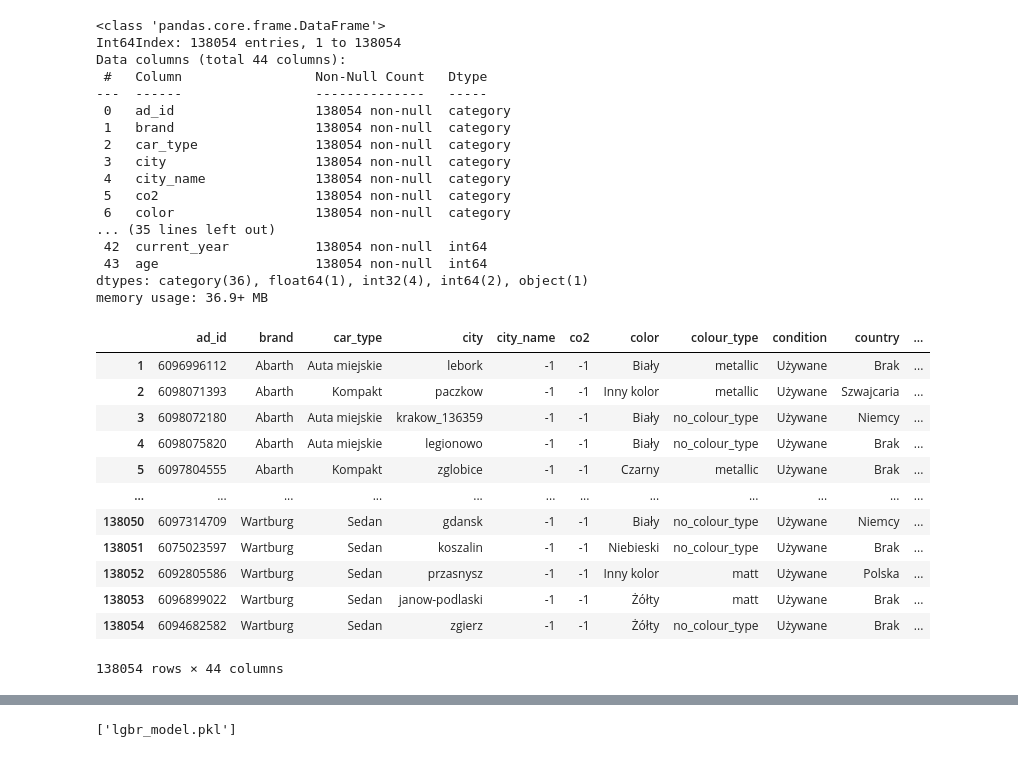
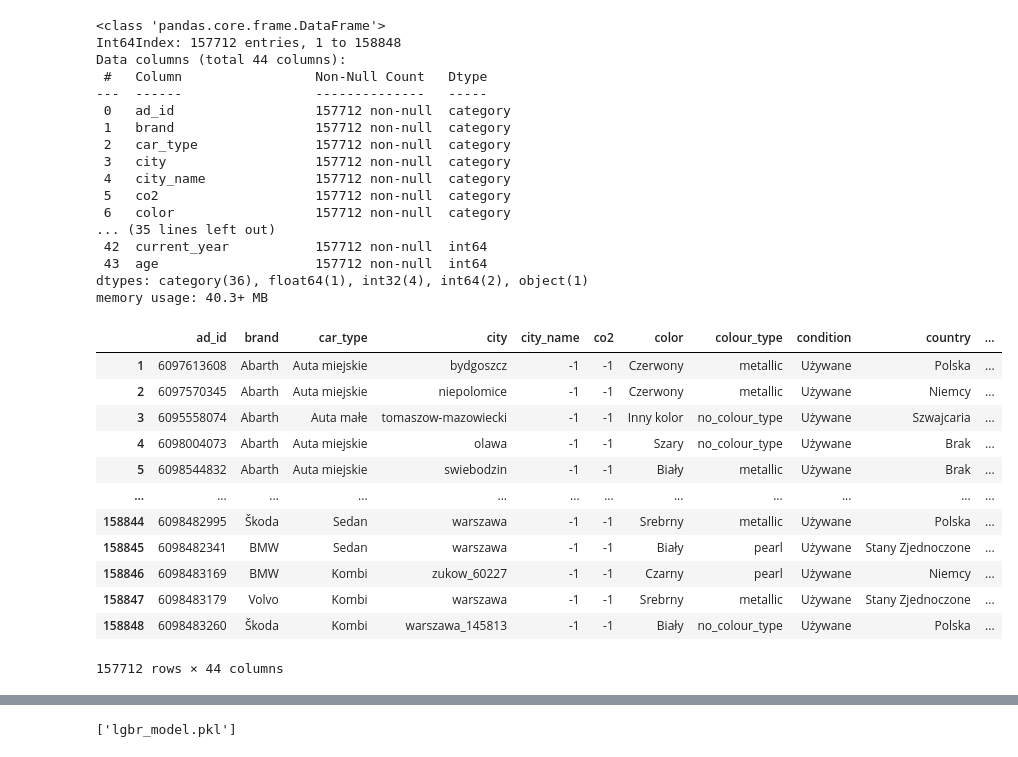
Before and after one commit to pawel-lipinski/ML_car_valuation_otomoto, a Jupyter notebook: otomoto_model_LGBM_light.ipynb, the cells around one changed output, grey strips where cells are left out. Drawn from its saved outputs; the diff is of its cells as text; code cells hidden in the pictures.

```diff
--- a/otomoto_model_LGBM_light.ipynb
+++ b/otomoto_model_LGBM_light.ipynb
@@ -14,7 +14,7 @@ os.environ["PATH"] += os.pathsep + 'C:/Program Files/Graphviz/bin/'
 
 #this section is for import and initial data cleanup
 
-otomoto=pd.read_csv("output_otomoto_31052022.csv", header=None, dtype='unicode') #we drop header to remove duplicate header lines and again align it as header
+otomoto=pd.read_csv("output_otomoto_18062022.csv", header=None, dtype='unicode') #we drop header to remove duplicate header lines and again align it as header
 otomoto.replace(np.nan, -1, inplace=True)
 
 otomoto.drop_duplicates(inplace=True)
@@ -30,7 +30,7 @@ otomoto.columns = new_header #set the header row as the df header
 otomoto["model"]=otomoto["model"].astype("str")+" ("+otomoto["brand"].astype("str")+")"
 otomoto=otomoto.astype("category")
 otomoto["price"]=otomoto["price"].astype("str")
-otomoto["price"]=otomoto["price"].str.replace(" ", "-1")
+otomoto["price"]=otomoto["price"].str.replace(" ", "")
 otomoto["price"]=otomoto["price"].str.replace(",", ".")
 otomoto["price"]=otomoto["price"].astype("float")
 otomoto["mileage"]=otomoto["mileage"].astype("str")
@@ -39,53 +39,55 @@ otomoto["mileage"]=otomoto["mileage"].str.replace(" ", "-1")
 otomoto["mileage"]=otomoto["mileage"].astype("int")
 otomoto["year"]=otomoto["year"].astype("int")
 otomoto["cylinder_capacity"]=otomoto["cylinder_capacity"].astype("str")
 otomoto["cylinder_capacity"]=otomoto["cylinder_capacity"].str.replace("no_cylinder_capacity", "-1")
 otomoto["cylinder_capacity"]=otomoto["cylinder_capacity"].str.replace(" ","-1")
 otomoto["cylinder_capacity"]=otomoto["cylinder_capacity"].astype("int")
 otomoto["damaged"]=otomoto["damaged"].replace(-1,"Nie")
 otomoto["power"]=otomoto["power"].astype("str")
 otomoto["power"]=otomoto["power"].str.replace("no_power", "-1")
 otomoto["power"]=otomoto["power"].str.replace(" ","")
 otomoto["power"]=otomoto["power"].astype("int")
 otomoto["year"]=otomoto["year"].astype("int")
 otomoto["current_year"]=datetime.datetime.now().year
 otomoto["age"]=otomoto["current_year"]-otomoto["year"]
 otomoto["version"]=otomoto["version"].replace({-1: "Brak"})
 otomoto["vin"]=otomoto["vin"].astype("str")
 otomoto["country"]=otomoto["country"].replace({-1:"Brak"})
 otomoto["no_crash"]=otomoto["no_crash"].replace(-1,"Nie")
 otomoto["model"]=otomoto["model"].astype("category")
+otomoto=otomoto.loc[~otomoto["title"].str.contains("cesja|leasing do oddania|odstapienie|przejecie|odstapie|odstepne")]
+otomoto=otomoto.loc[otomoto["price_currency"]=="PLN"]
 
 otomoto.info()
 otomoto
 # %% [output]
 <class 'pandas.core.frame.DataFrame'>
-Int64Index: 138054 entries, 1 to 138054
+Int64Index: 157712 entries, 1 to 158848
 Data columns (total 44 columns):
  #   Column                 Non-Null Count   Dtype
 ---  ------                 --------------   -----
- 0   ad_id                  138054 non-null  category
- 1   brand                  138054 non-null  category
- 2   car_type               138054 non-null  category
- 3   city                   138054 non-null  category
- 4   city_name              138054 non-null  category
- 5   co2                    138054 non-null  category
- 6   color                  138054 non-null  category
+ 0   ad_id                  157712 non-null  category
+ 1   brand                  157712 non-null  category
+ 2   car_type               157712 non-null  category
+ 3   city                   157712 non-null  category
+ 4   city_name              157712 non-null  category
+ 5   co2                    157712 non-null  category
+ 6   color                  157712 non-null  category
 ... (35 lines left out)
- 42  current_year           138054 non-null  int64
- 43  age                    138054 non-null  int64
+ 42  current_year           157712 non-null  int64
+ 43  age                    157712 non-null  int64
 dtypes: category(36), float64(1), int32(4), int64(2), object(1)
-memory usage: 36.9+ MB
+memory usage: 40.3+ MB
 |  | ad_id | brand | car_type | city | city_name | co2 | color | colour_type | condition | country | ... |
-| 1 | 6096996112 | Abarth | Auta miejskie | lebork | -1 | -1 | Biały | metallic | Używane | Brak | ... |
-| 2 | 6098071393 | Abarth | Kompakt | paczkow | -1 | -1 | Inny kolor | metallic | Używane | Szwajcaria | ... |
-| 3 | 6098072180 | Abarth | Auta miejskie | krakow_136359 | -1 | -1 | Biały | no_colour_type | Używane | Niemcy | ... |
-| 4 | 6098075820 | Abarth | Auta miejskie | legionowo | -1 | -1 | Biały | no_colour_type | Używane | Brak | ... |
-| 5 | 6097804555 | Abarth | Kompakt | zglobice | -1 | -1 | Czarny | metallic | Używane | Brak | ... |
+| 1 | 6097613608 | Abarth | Auta miejskie | bydgoszcz | -1 | -1 | Czerwony | metallic | Używane | Polska | ... |
+| 2 | 6097570345 | Abarth | Auta miejskie | niepolomice | -1 | -1 | Czerwony | metallic | Używane | Niemcy | ... |
+| 3 | 6095558074 | Abarth | Auta małe | tomaszow-mazowiecki | -1 | -1 | Inny kolor | no_colour_type | Używane | Szwajcaria | ... |
+| 4 | 6098004073 | Abarth | Auta miejskie | olawa | -1 | -1 | Szary | no_colour_type | Używane | Brak | ... |
+| 5 | 6098544832 | Abarth | Auta miejskie | swiebodzin | -1 | -1 | Biały | metallic | Używane | Brak | ... |
 | ... | ... | ... | ... | ... | ... | ... | ... | ... | ... | ... | ... |
-| 138050 | 6097314709 | Wartburg | Sedan | gdansk | -1 | -1 | Biały | no_colour_type | Używane | Niemcy | ... |
-| 138051 | 6075023597 | Wartburg | Sedan | koszalin | -1 | -1 | Niebieski | no_colour_type | Używane | Brak | ... |
-| 138052 | 6092805586 | Wartburg | Sedan | przasnysz | -1 | -1 | Inny kolor | matt | Używane | Polska | ... |
-| 138053 | 6096899022 | Wartburg | Sedan | janow-podlaski | -1 | -1 | Żółty | matt | Używane | Brak | ... |
-| 138054 | 6094682582 | Wartburg | Sedan | zgierz | -1 | -1 | Żółty | no_colour_type | Używane | Brak | ... |
+| 158844 | 6098482995 | Škoda | Sedan | warszawa | -1 | -1 | Srebrny | metallic | Używane | Polska | ... |
+| 158845 | 6098482341 | BMW | Sedan | warszawa | -1 | -1 | Biały | pearl | Używane | Stany Zjednoczone | ... |
+| 158846 | 6098483169 | BMW | Kombi | zukow_60227 | -1 | -1 | Czarny | pearl | Używane | Niemcy | ... |
+| 158847 | 6098483179 | Volvo | Kombi | warszawa | -1 | -1 | Srebrny | metallic | Używane | Stany Zjednoczone | ... |
+| 158848 | 6098483260 | Škoda | Kombi | warszawa_145813 | -1 | -1 | Biały | no_colour_type | Używane | Polska | ... |
-138054 rows × 44 columns
+157712 rows × 44 columns
```
Also changed, not shown: parts of 5 cells of this notebook, 2 other files.
